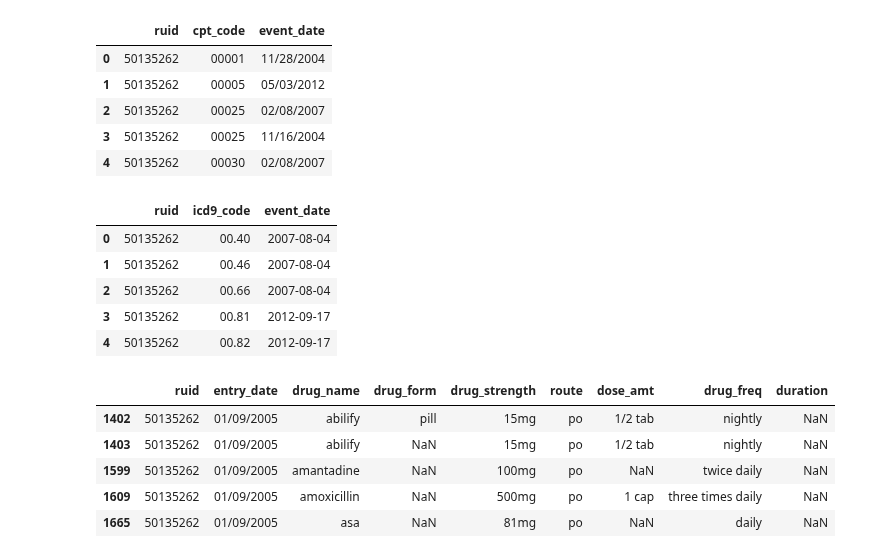
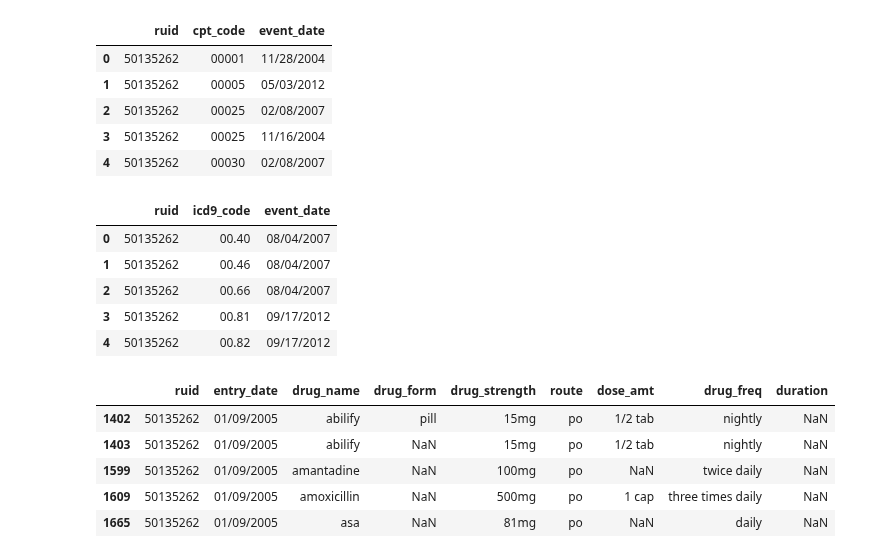
Before and after one commit to alvinjeffery/Bios8366_project, a Jupyter notebook: code/alvin_prelim.ipynb, the cells around one changed output. Cells and saved outputs as stored; diff of their text form; code cells hidden in the pictures.

Commit message:
merge working for alvin's tables, helper function added

```diff
--- a/code/alvin_prelim.ipynb
+++ b/code/alvin_prelim.ipynb
@@ -53,15 +54,15 @@ cpt.head()
 | 3 | 50135262 | 00025 | 11/16/2004 |
 | 4 | 50135262 | 00030 | 02/08/2007 |
 # %%
-icd = pd.read_csv(dir + prefix + 'ICD9' + suffix, parse_dates=['Event_date'])
+icd = pd.read_csv(dir + prefix + 'ICD9' + suffix)
 icd.columns = icd.columns.str.lower()
 icd.head()
 # %% [output]
 |  | ruid | icd9_code | event_date |
-| 0 | 50135262 | 00.40 | 2007-08-04 |
-| 1 | 50135262 | 00.46 | 2007-08-04 |
-| 2 | 50135262 | 00.66 | 2007-08-04 |
-| 3 | 50135262 | 00.81 | 2012-09-17 |
-| 4 | 50135262 | 00.82 | 2012-09-17 |
+| 0 | 50135262 | 00.40 | 08/04/2007 |
+| 1 | 50135262 | 00.46 | 08/04/2007 |
+| 2 | 50135262 | 00.66 | 08/04/2007 |
+| 3 | 50135262 | 00.81 | 09/17/2012 |
+| 4 | 50135262 | 00.82 | 09/17/2012 |
 # %%
 # can't get this to work (Alvin)
```
Also changed, not shown: parts of 64 cells of this notebook, 2 other files.
